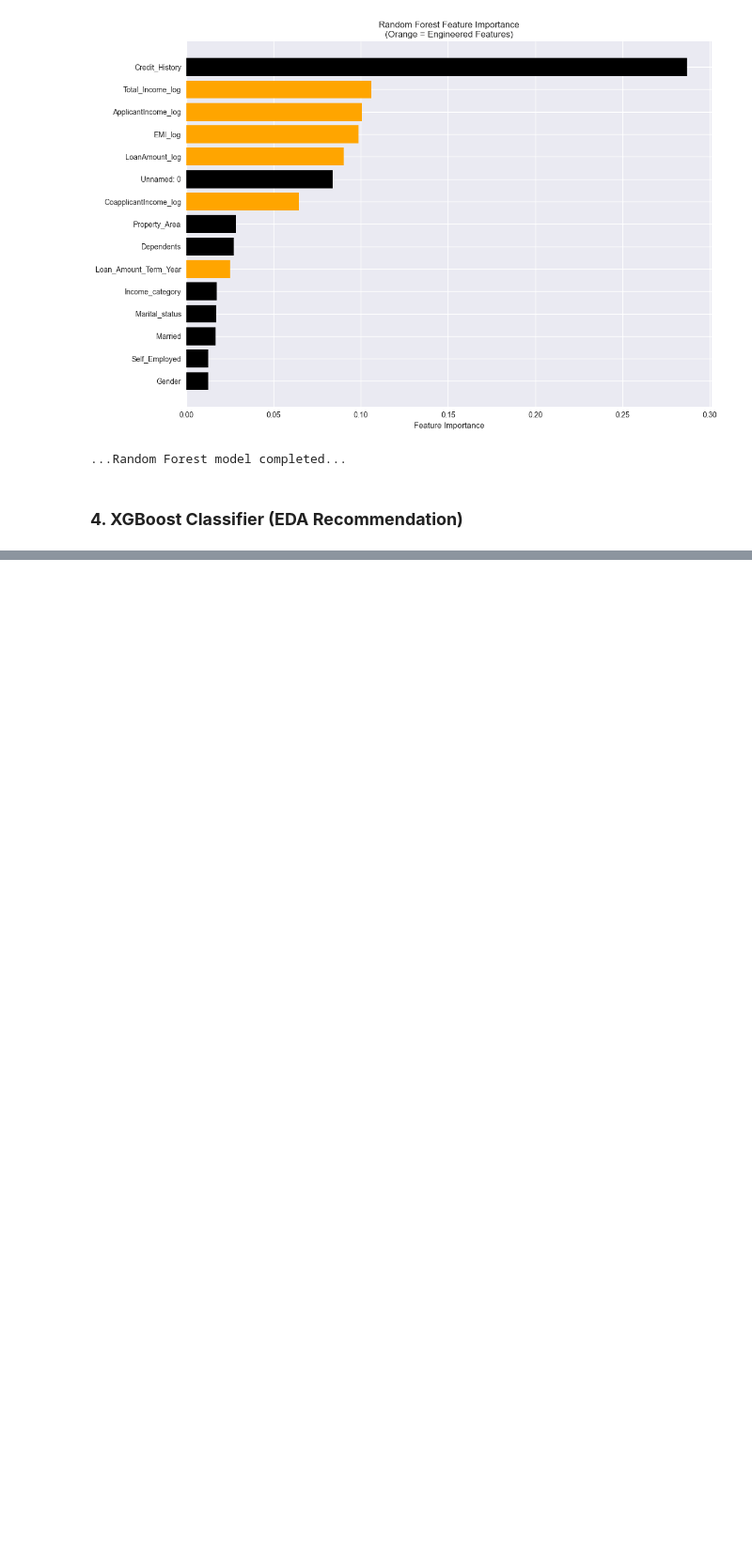
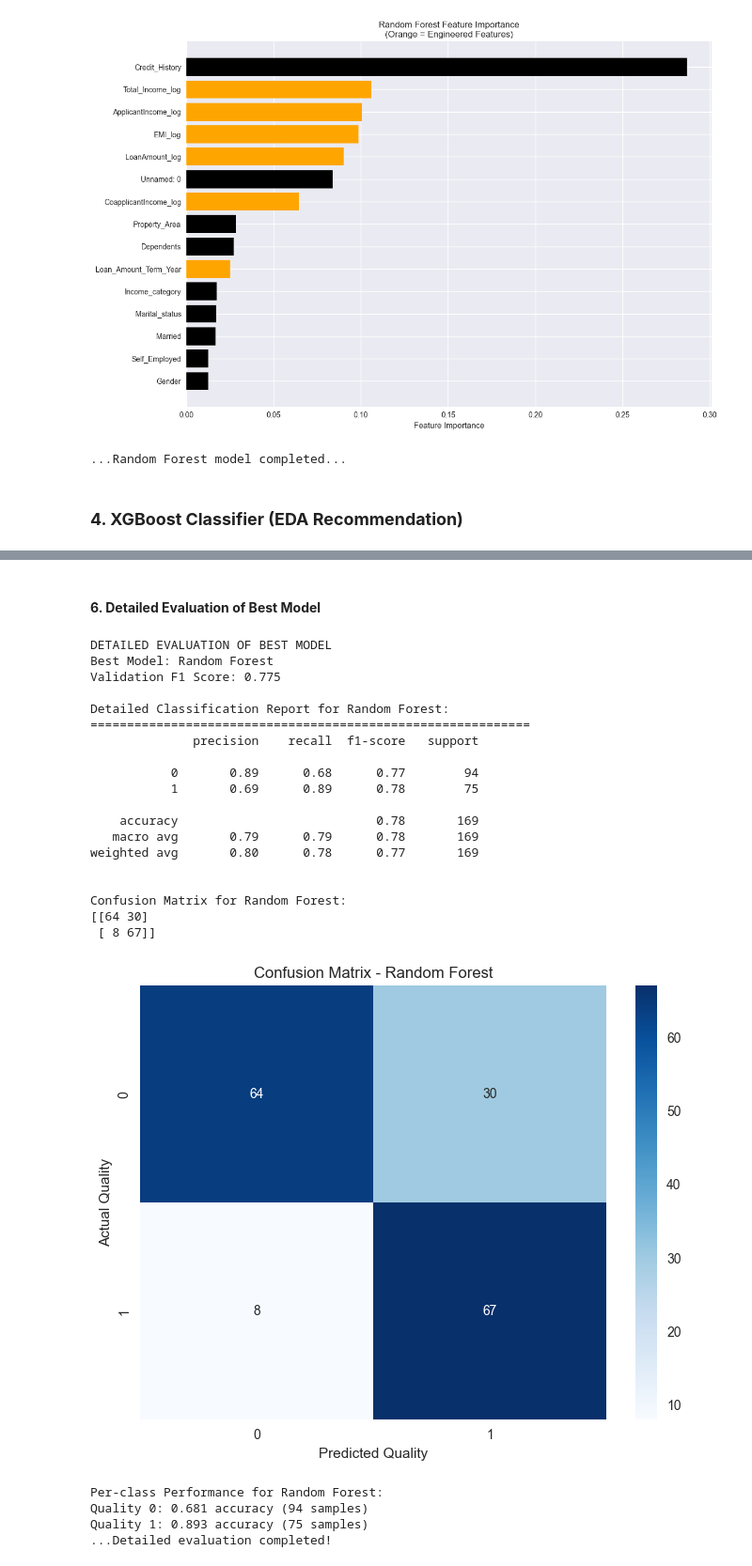
Before and after one commit to DuoDduo/Ai-Fellowship-module-3, a Jupyter notebook: Tasks/Task25/modelling.ipynb, the cells around one changed output, grey strips where cells are left out. Shown at 94% size. Drawn from its saved outputs; the diff is of its cells as text; code cells hidden in the pictures; blank space fills up the shorter version.

```diff
--- a/Tasks/Task25/modelling.ipynb
+++ b/Tasks/Task25/modelling.ipynb
@@ -309,0 +456,75 @@ Test Accuracy: 0.775, Balanced Acc: 0.787, Macro F10.775
+# %% [markdown]
+#### **6. Detailed Evaluation of Best Model**
+# %%
+# Detailed evaluation of best model
+print("DETAILED EVALUATION OF BEST MODEL")
+
+# Get the best model
+if best_model_name == 'Logistic Regression':
+    best_model = baseline_model
+    y_test_pred_best = y_test_pred
+elif best_model_name == 'Random Forest':
+    best_model = rf_model
+    y_test_pred_best = y_test_pred_rf
+elif best_model_name == 'XGBoost':
+    best_model = xgb_model
+    y_test_pred_best = y_test_pred_xgb
+
+print(f"Best Model: {best_model_name}")
+print(f"Validation F1 Score: {best_model_score:.3f}")
+
+# Detailed classification report
+print(f"\nDetailed Classification Report for {best_model_name}:")
+print("=" * 60)
+print(classification_report(y_test, y_test_pred_best))
+
+# Confusion matrix
+print(f"\nConfusion Matrix for {best_model_name}:")
+cm = confusion_matrix(y_test, y_test_pred_best)
+print(cm)
+
+# Visualize confusion matrix
+plt.figure(figsize=(8, 6))
+sns.heatmap(cm, annot=True, fmt='d', cmap='Blues',
+            xticklabels=sorted(y_test.unique()),
+            yticklabels=sorted(y_test.unique()))
+plt.title(f'Confusion Matrix - {best_model_name}')
+plt.xlabel('Predicted Quality')
+plt.ylabel('Actual Quality')
+plt.show()
+
+# Per-class performance
+print(f"\nPer-class Performance for {best_model_name}:")
+unique_classes = sorted(y_test.unique())
+for class_label in unique_classes:
+    class_mask = y_test == class_label
+    if class_mask.sum() > 0:  # Only if class exists in test set
+        class_accuracy = accuracy_score(y_test[class_mask], y_test_pred_best[class_mask])
+        print(f"Quality {class_label}: {class_accuracy:.3f} accuracy ({class_mask.sum()} samples)")
+
+print("...Detailed evaluation completed!")
+# %% [output]
+DETAILED EVALUATION OF BEST MODEL
+Best Model: Random Forest
+Validation F1 Score: 0.775
+
+Detailed Classification Report for Random Forest:
+============================================================
+              precision    recall  f1-score   support
+
+           0       0.89      0.68      0.77        94
+           1       0.69      0.89      0.78        75
+
+    accuracy                           0.78       169
+   macro avg       0.79      0.79      0.78       169
+weighted avg       0.80      0.78      0.77       169
+
+
+Confusion Matrix for Random Forest:
+[[64 30]
+ [ 8 67]]
+[figure, added]
+Per-class Performance for Random Forest:
+Quality 0: 0.681 accuracy (94 samples)
+Quality 1: 0.893 accuracy (75 samples)
+...Detailed evaluation completed!
```
Also changed, not shown: parts of 3 cells of this notebook, 4 other files.
